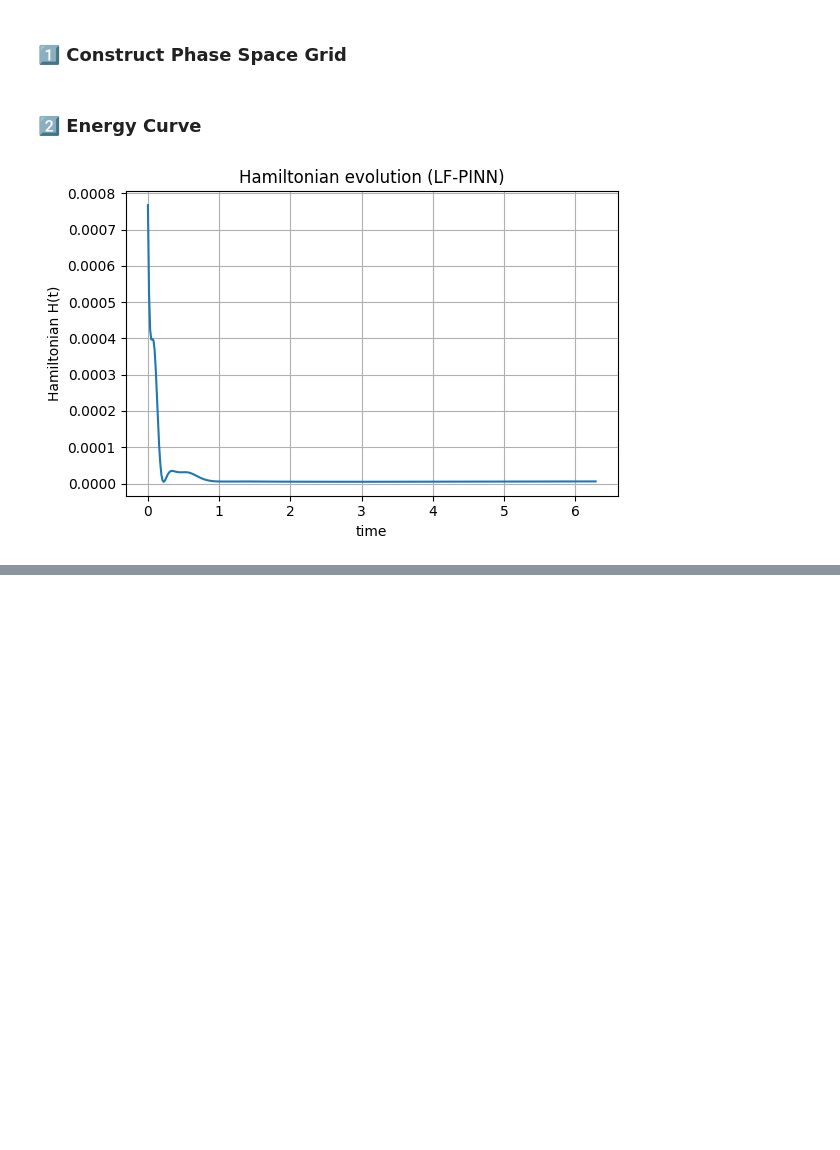
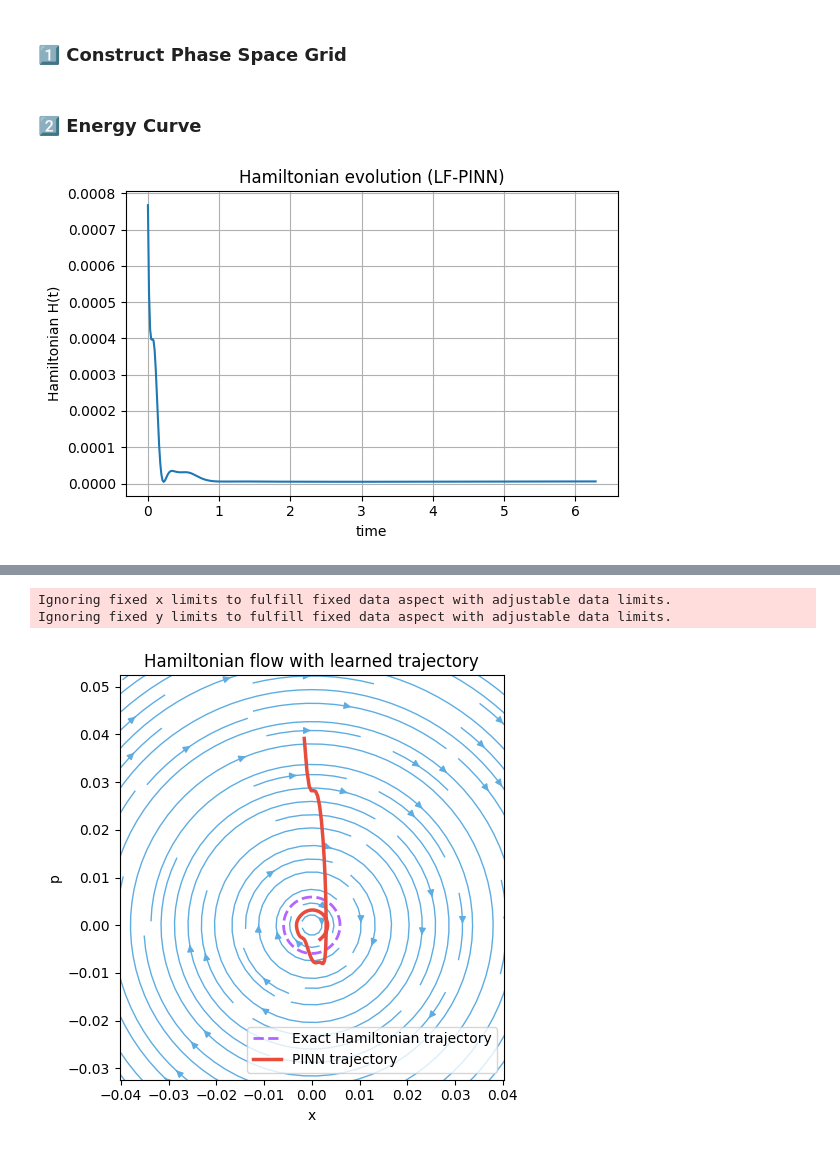
Before and after one commit to Scriber-Labs/lf-pinn-harmonic-oscillator, a Jupyter notebook: notebooks/demo.ipynb, the cells around one changed output, grey strips where cells are left out. Cells and saved outputs as stored; diff of their text form; code cells hidden in the pictures; blank space fills up the shorter version.

Commit message:
created a phase space portrait of the hamiltonian flow field for the 1D SHO and the learned trajectory plotted over it.

```diff
--- a/notebooks/demo.ipynb
+++ b/notebooks/demo.ipynb
@@ -178,0 +208,63 @@ plt.show()
+# %%
+X, P = np.meshgrid(
+    np.linspace(-0.06, 0.06, 20),
+    np.linspace(-0.06, 0.06, 20),
+)
+
+U = P
+V = -omega**2 * X          # assume omega is defined elsewhere
+
+speed = np.sqrt(U**2 + V**2)
+
+plt.figure(figsize=(5, 5))
+
+# --- Hamiltonian flow (background) ---
+plt.streamplot(
+    X, P, U, V,
+    color="#5DADE2",
+    density=1.4,
+    arrowsize=1,
+    linewidth=1.0,
+)
+
+# --- Extract Hamiltonian trajectory (reference) ---
+H0 = np.mean(0.5 * p_np**2 + 0.5 * omega**2 * x_np**2)
+theta = np.linspace(0, 2*np.pi, 400)
+r = np.sqrt(2 * H0)
+
+plt.plot(
+    r*np.cos(theta)/omega,
+    r*np.sin(theta),
+    ls="--",
+    color="#8000FF",
+    lw=2,
+    alpha=0.6,
+    label="Exact Hamiltonian trajectory"
+)
+
+# --- PINN trajectory (what we care about) ---
+plt.plot(
+    x_np,
+    p_np,
+    color="#E74C3C",
+    lw=2.5,
+    label="PINN trajectory"
+)
+
+# --- Labels & layout
+plt.xlabel("x")
+plt.ylabel("p")
+plt.title("Hamiltonian flow with learned trajectory")
+
+plt.legend(frameon=True)
+plt.axis("equal")
+plt.xlim(-0.03, 0.03)
+plt.ylim(-0.03, 0.05)
+
+plt.tight_layout()
+plt.savefig("../artifacts/phase_space.png", dpi=200)
+plt.show()
+# %% [output]
+Ignoring fixed x limits to fulfill fixed data aspect with adjustable data limits.
+Ignoring fixed y limits to fulfill fixed data aspect with adjustable data limits.
+[figure, added]
```
Also changed, not shown: parts of 3 cells of this notebook, 3 other files.
